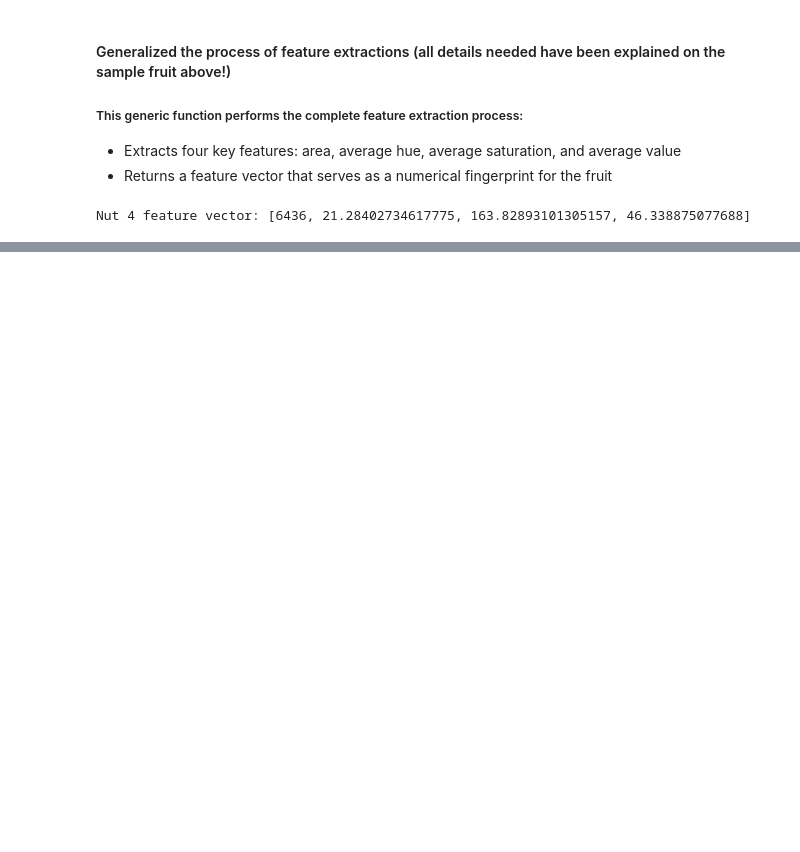
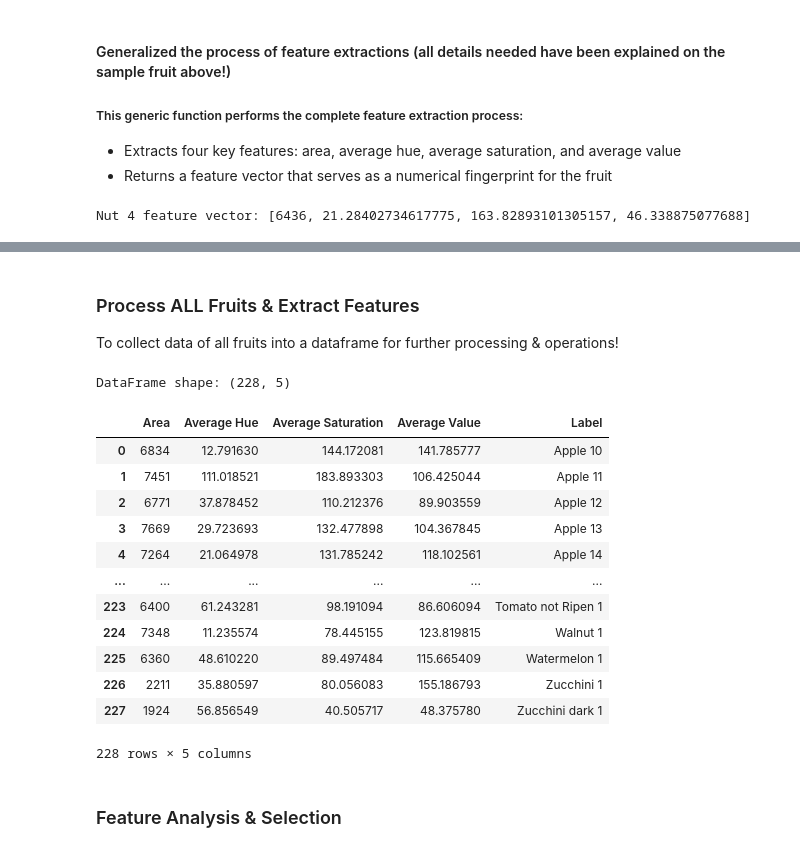
Before and after one commit to mohamedelziat50/Fruit-Recognition-MIU, a Jupyter notebook: Fruit_Recognition.ipynb, the cells around one changed output, grey strips where cells are left out. Cells and saved outputs as stored; diff of their text form; code cells hidden in the pictures; blank space fills up the shorter version.

```diff
--- a/Fruit_Recognition.ipynb
+++ b/Fruit_Recognition.ipynb
@@ -618,0 +616,56 @@ Nut 4 feature vector: [6436, 21.28402734617775, 163.82893101305157, 46.338875077
+# %% [markdown]
+### Process ALL Fruits & Extract Features
+To collect data of all fruits into a dataframe for further processing & operations!
+# %%
+def process_all_fruits(fruits):
+    # Define a list for all features & another for all labels (both correspond in index)
+    all_features = []
+    all_labels = []
+
+    for fruit in fruits:
+        # Segment the fruit
+        hue, saturation, value, mask = segment_fruit(fruit)
+
+        # Extract features from the segmented fruit
+        feature_vector = extract_features(hue, saturation, value, mask)
+
+        # Store the features & labels in their respective lists
+        all_features.append(feature_vector)
+        all_labels.append(fruit.label)
+
+    # Create DataFrame with proper column names
+    df = pd.DataFrame(
+        data=all_features,
+        columns=['Area', 'Average Hue', 'Average Saturation', 'Average Value']
+    )
+
+    # Add label/class column
+    df['Label'] = all_labels
+
+    return df
+
+# Process entire dataset
+fruit_df = process_all_fruits(fruits)
+print(f"DataFrame shape: {fruit_df.shape}")
+
+# Print the pandas fruit feature dataframe with no limit!
+# pd.set_option('display.max_rows', None)
+# pd.reset_option('display.max_rows')
+fruit_df
+# %% [output]
+DataFrame shape: (228, 5)
+|  | Area | Average Hue | Average Saturation | Average Value | Label |
+| 0 | 6834 | 12.791630 | 144.172081 | 141.785777 | Apple 10 |
+| 1 | 7451 | 111.018521 | 183.893303 | 106.425044 | Apple 11 |
+| 2 | 6771 | 37.878452 | 110.212376 | 89.903559 | Apple 12 |
+| 3 | 7669 | 29.723693 | 132.477898 | 104.367845 | Apple 13 |
+| 4 | 7264 | 21.064978 | 131.785242 | 118.102561 | Apple 14 |
+| ... | ... | ... | ... | ... | ... |
+| 223 | 6400 | 61.243281 | 98.191094 | 86.606094 | Tomato not Ripen 1 |
+| 224 | 7348 | 11.235574 | 78.445155 | 123.819815 | Walnut 1 |
+| 225 | 6360 | 48.610220 | 89.497484 | 115.665409 | Watermelon 1 |
+| 226 | 2211 | 35.880597 | 80.056083 | 155.186793 | Zucchini 1 |
+| 227 | 1924 | 56.856549 | 40.505717 | 48.375780 | Zucchini dark 1 |
+228 rows × 5 columns
+# %% [markdown]
+### Feature Analysis & Selection
```
Also changed, not shown: parts of 8 cells of this notebook.
